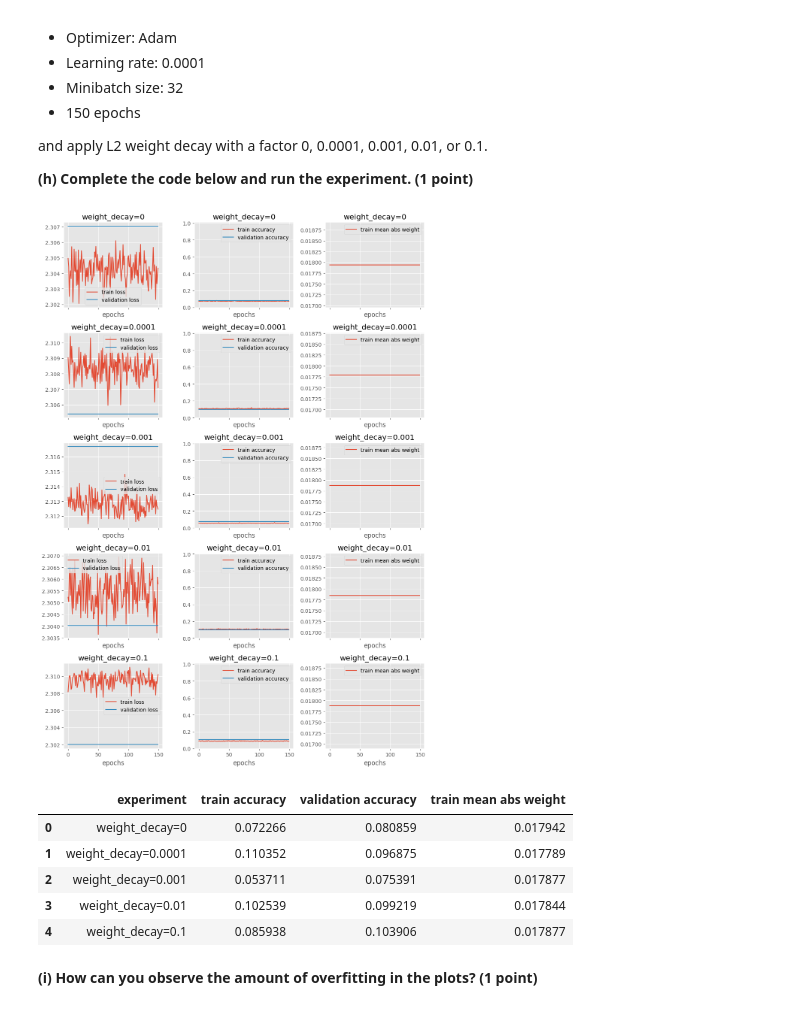
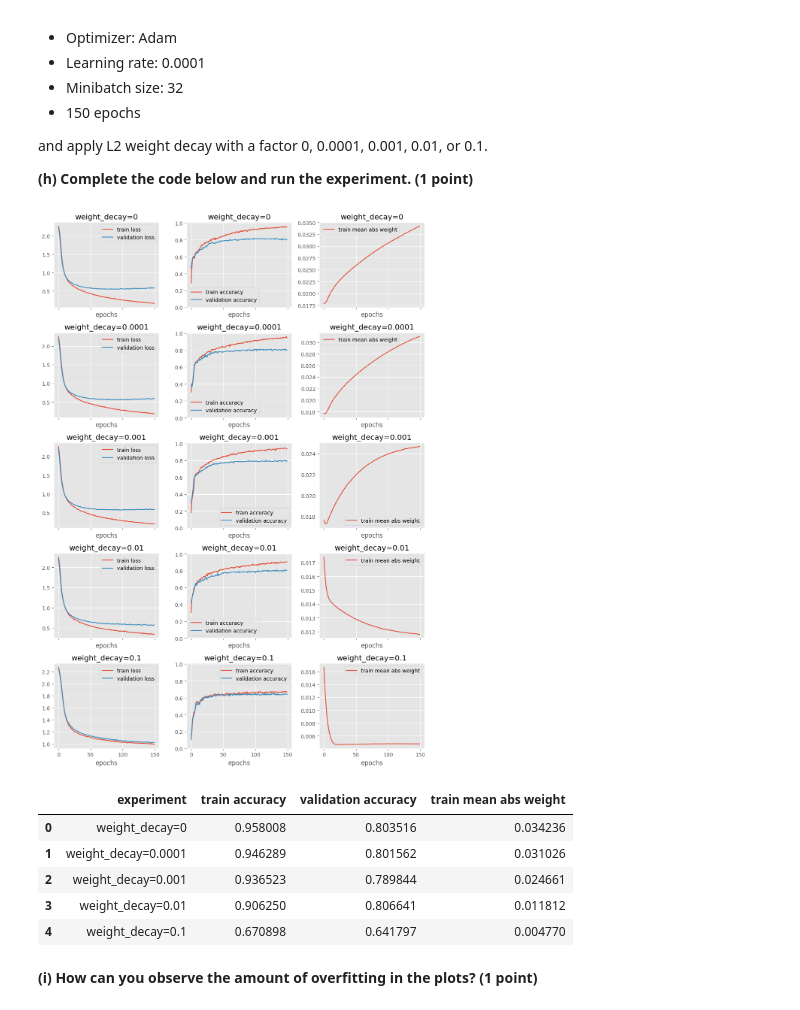
Before and after one commit to LukaMucko/DeepLearning, a Jupyter notebook: lab2/dl-assignment-2.ipynb, the cells around one changed output. Drawn from its saved outputs; the diff is of its cells as text; code cells hidden in the pictures.

Commit message:
fixed plots

```diff
--- a/lab2/dl-assignment-2.ipynb
+++ b/lab2/dl-assignment-2.ipynb
@@ -1144,31 +1144,31 @@ and apply L2 weight decay with a factor 0, 0.0001, 0.001, 0.01, or 0.1.
 # %%
 plotter = HistoryPlotter(plots=[{'x': 'epochs', 'y': ['train loss', 'validation loss']},
                                 {'x': 'epochs', 'y': ['train accuracy', 'validation accuracy']},
                                 {'x': 'epochs', 'y': ['train mean abs weight']},],
                          table=['train accuracy', 'validation accuracy', 'train mean abs weight'],
                          rows=5, cols=1)
 
 epochs = 150
 lr = 0.0001
 batch_size = 32
 weight_decays = [0, 0.0001, 0.001, 0.01, 0.1]
 
 for row, weight_decay in enumerate(weight_decays):
     net = build_net()
     # TODO: Set up optimizer with the given weight_decay
-    optmizer = torch.optim.Adam(net.parameters(), lr=lr, weight_decay=weight_decay)
+    optimizer = torch.optim.Adam(net.parameters(), lr=lr, weight_decay=weight_decay)
     history = fit(net, fashion_train, fashion_validation, optimizer=optimizer, epochs=epochs, batch_size=batch_size)
     plotter.add('weight_decay=%s' % str(weight_decay), history, row=row, col=0)
 
 plotter.done()
 # %% [output]
-[figure, old version]
+[figure, new version]
 |  | experiment | train accuracy | validation accuracy | train mean abs weight |
-| 0 | weight_decay=0 | 0.072266 | 0.080859 | 0.017942 |
-| 1 | weight_decay=0.0001 | 0.110352 | 0.096875 | 0.017789 |
-| 2 | weight_decay=0.001 | 0.053711 | 0.075391 | 0.017877 |
-| 3 | weight_decay=0.01 | 0.102539 | 0.099219 | 0.017844 |
-| 4 | weight_decay=0.1 | 0.085938 | 0.103906 | 0.017877 |
+| 0 | weight_decay=0 | 0.958008 | 0.803516 | 0.034236 |
+| 1 | weight_decay=0.0001 | 0.946289 | 0.801562 | 0.031026 |
+| 2 | weight_decay=0.001 | 0.936523 | 0.789844 | 0.024661 |
+| 3 | weight_decay=0.01 | 0.906250 | 0.806641 | 0.011812 |
+| 4 | weight_decay=0.1 | 0.670898 | 0.641797 | 0.004770 |
 # %% [markdown]
 **(i) How can you observe the amount of overfitting in the plots? <span style="float:right"> (1 point)</span>**
 # %% [markdown]
```
